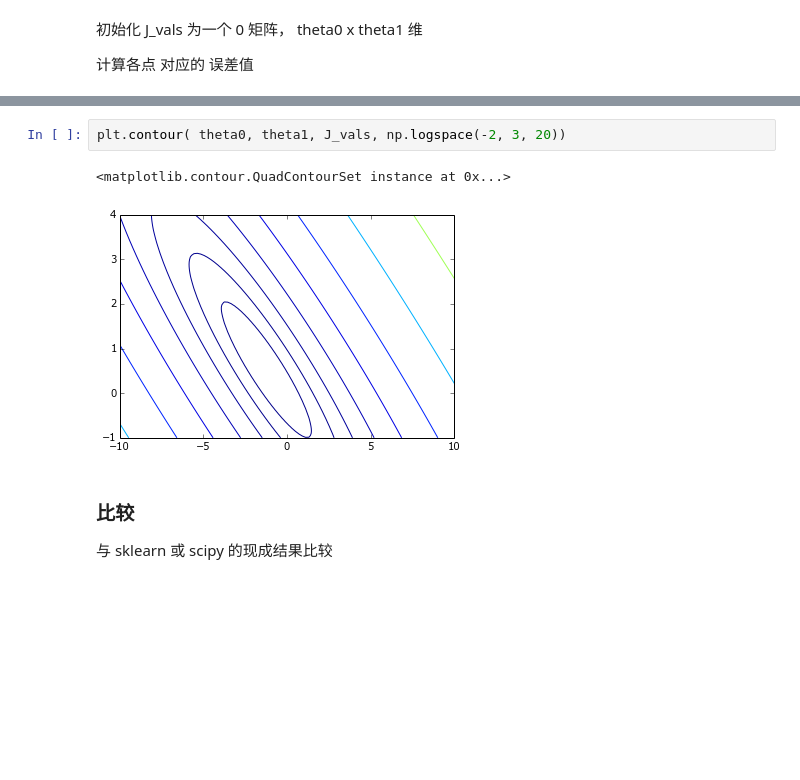
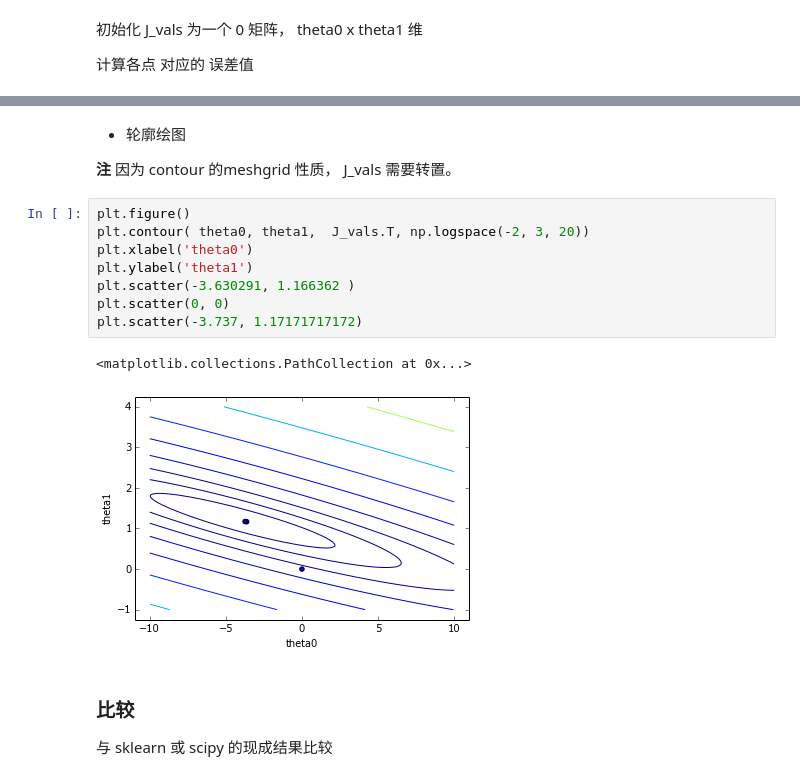
Before and after one commit to sndnyang/studylib, a Jupyter notebook: ai/ml/ng_ex1.ipynb, the cells around one changed output, grey strips where cells are left out. Drawn from its saved outputs; the diff is of its cells as text; blank space fills up the shorter version.

```diff
--- a/ai/ml/ng_ex1.ipynb
+++ b/ai/ml/ng_ex1.ipynb
@@ -198,8 +214,18 @@ ax.plot_surface(theta0, theta1, J_vals)
-# %%
-plt.contour( theta0, theta1, J_vals, np.logspace(-2, 3, 20))
-# %% [output]
-<matplotlib.contour.QuadContourSet instance at 0x...>
-[figure, removed]
+# %% [markdown]
+* 轮廓绘图
+
+**注** 因为 contour 的meshgrid 性质， J_vals 需要转置。
+# %%
+plt.figure()
+plt.contour( theta0, theta1,  J_vals.T, np.logspace(-2, 3, 20))
+plt.xlabel('theta0')
+plt.ylabel('theta1')
+plt.scatter(-3.630291, 1.166362 )
+plt.scatter(0, 0)
+plt.scatter(-3.737, 1.17171717172)
+# %% [output]
+<matplotlib.collections.PathCollection at 0x...>
+[figure, added]
 # %% [markdown]
 ### 比较
 与 sklearn 或 scipy 的现成结果比较
```
Also changed, not shown: parts of 14 cells of this notebook, 1 other file.
